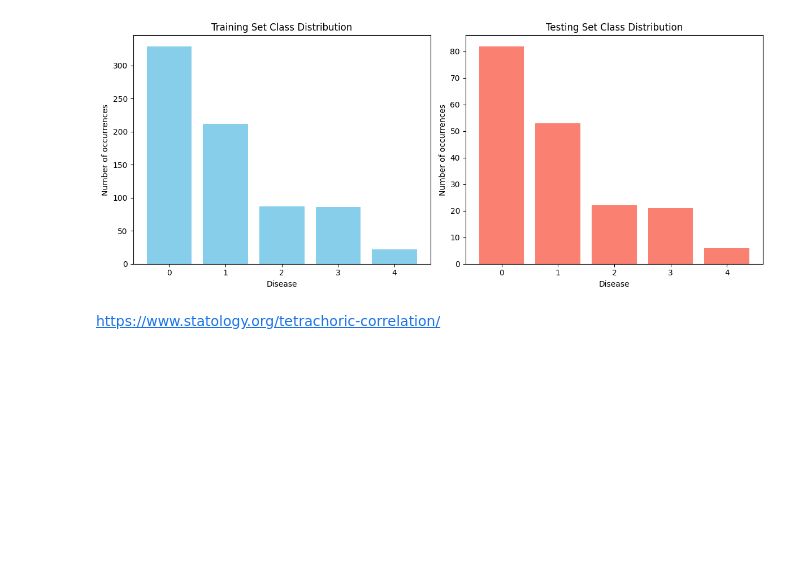
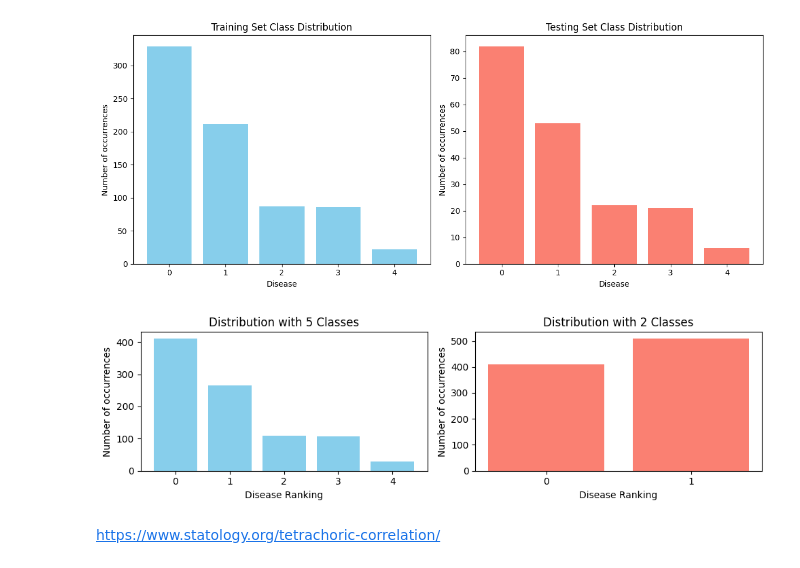
Before and after one commit to pi-sister/544Project, a Jupyter notebook: EDA_and_data_cleaning.ipynb, the cells around one changed output. Saved outputs shown, nothing was run; the diff lists cells and outputs as text; code cells hidden in the pictures; blank space fills up the shorter version.

```diff
--- a/EDA_and_data_cleaning.ipynb
+++ b/EDA_and_data_cleaning.ipynb
@@ -231,31 +239,34 @@ plt.show()
 # %%
 import matplotlib.pyplot as plt
 
 # Get label distributions for training and testing sets
 before_dist = df_combined['target'].value_counts()
-df_combined['target'] = df_combined['target'].apply(lambda x: 1 if x > 0 else 0)
-after_dist = df_combined['target'].value_counts()
+df_new = df_combined.copy()
+df_new['target'] = df_new['target'].apply(lambda x: 1 if x > 0 else 0)
+after_dist = df_new['target'].value_counts()
 
 # Create side-by-side bar charts for comparison
-fig, axes = plt.subplots(1, 2, figsize=(12, 5))
+fig, axes = plt.subplots(1, 2, figsize=(10, 3))
 
 # Training set distribution
 axes[0].bar(before_dist.index, before_dist.values, width=0.8, color="skyblue")
 axes[0].set_title("Distribution with 5 Classes")
 axes[0].set_xlabel("Disease Ranking")
 axes[0].set_ylabel("Number of occurrences")
 axes[0].set_xticks(before_dist.index)
 
 # Testing set distribution
 axes[1].bar(after_dist.index, after_dist.values, width=0.8, color="salmon")
 axes[1].set_title("Distribution with 2 Classes")
 axes[1].set_xlabel("Disease Ranking")
 axes[1].set_ylabel("Number of occurrences")
 axes[1].set_xticks(after_dist.index)
 
 # Adjust layout and show the plot
 plt.tight_layout()
 plt.show()
+# %% [output]
+[figure, added]
 # %% [markdown]
 https://www.statology.org/tetrachoric-correlation/
 # %%
```
Also changed, not shown: parts of 7 cells of this notebook, 2 other files.
